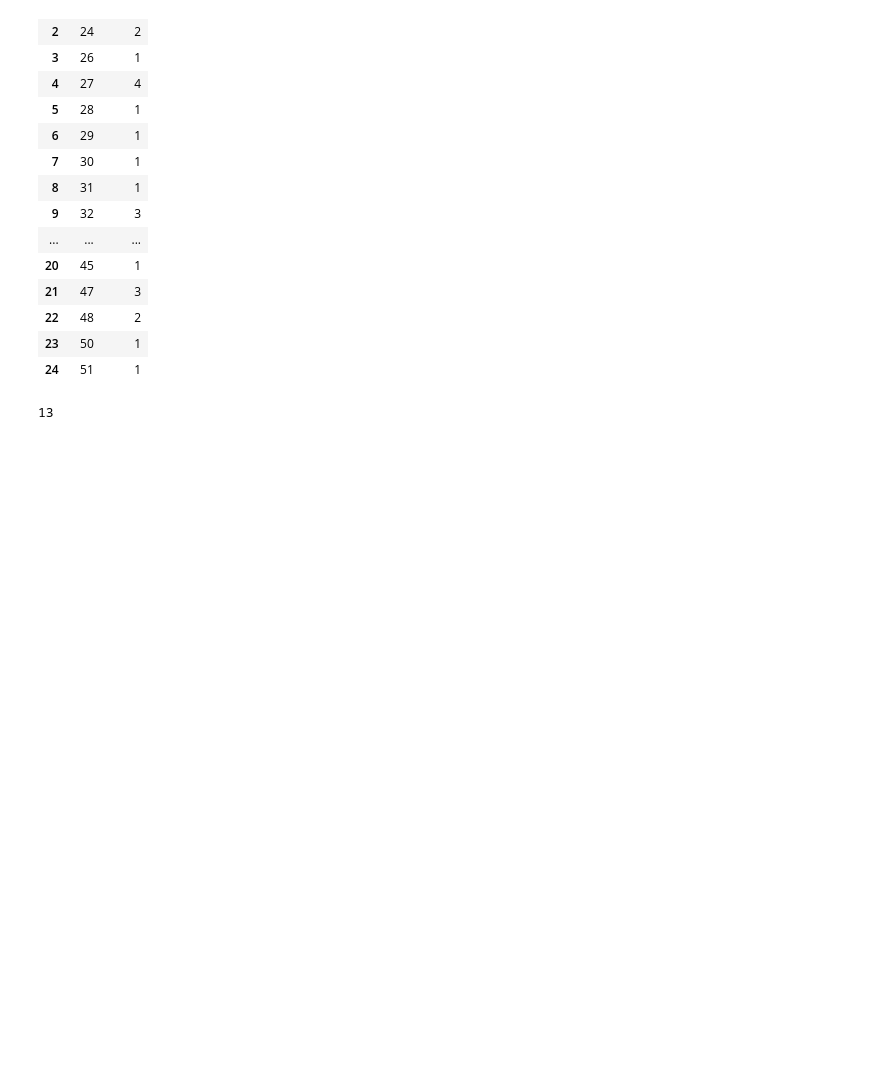
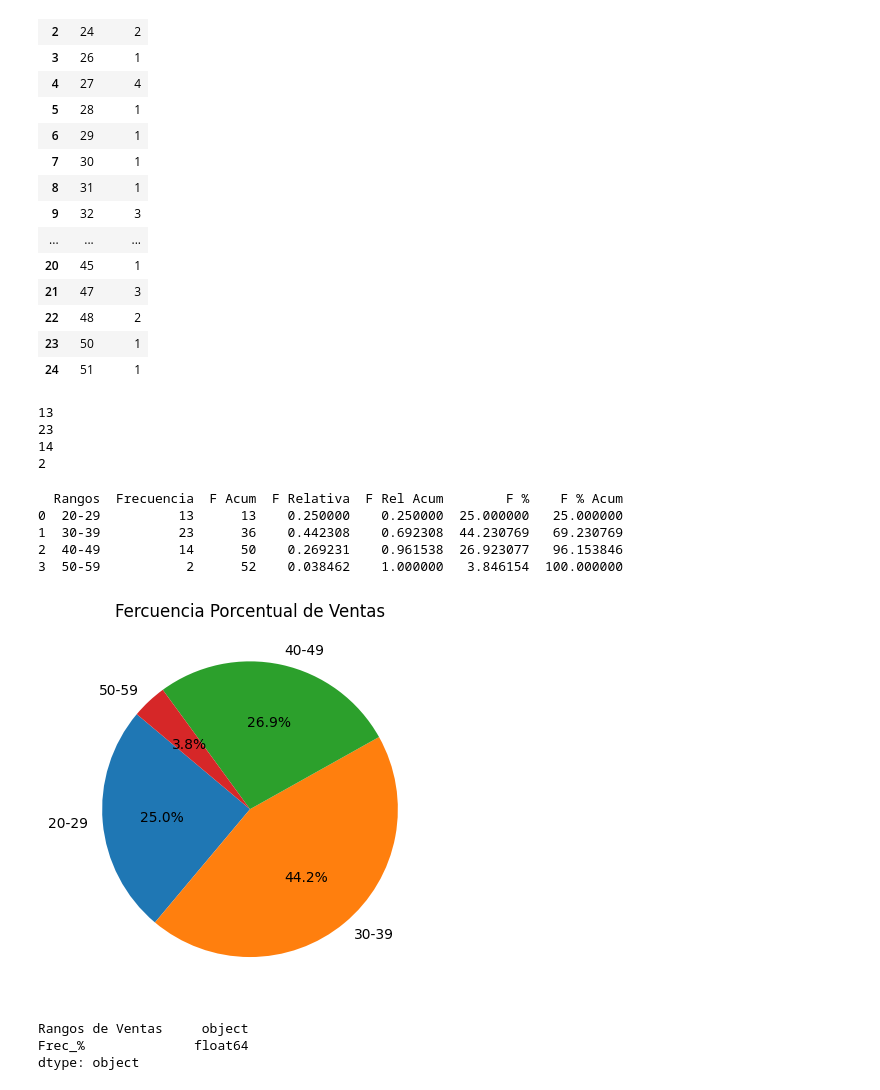
Before and after one commit to Many871027/Exercise3-BootcampDS, a Jupyter notebook: DescriptiveAnalitis.ipynb, the cells around one changed output. Saved outputs shown, nothing was run; the diff lists cells and outputs as text; code cells hidden in the pictures; blank space fills up the shorter version.

```diff
--- a/DescriptiveAnalitis.ipynb
+++ b/DescriptiveAnalitis.ipynb
@@ -75,7 +75,7 @@ plt.show()
 # %% [output]
 [figure]
 # %%
-frecus = pd.value_counts(dfi['P40'])
+frecus = dfi['P40'].value_counts()
 frecus1 = frecus.sort_index()
 frecus2 = frecus1.reset_index()
 frecus2
@@ -97,8 +97,48 @@ frecus2
 | 22 | 48 | 2 |
 | 23 | 50 | 1 |
 | 24 | 51 | 1 |
-# %%
-range_20to29 = frecus2.loc[(frecus2['P40'] >= 20) & (frecus2['P40'] <= 29), 'count'].sum()
-print(range_20to29)
-# %% [output]
-13
+# %%
+range_20to29 = frecus2.loc[(frecus2['P40'] >= 20) & (frecus2['P40'] <= 29), 'count'].sum()
+range_30to39 = frecus2.loc[(frecus2['P40'] >= 30) & (frecus2['P40'] <= 39), 'count'].sum()
+range_40to49 = frecus2.loc[(frecus2['P40'] >= 40) & (frecus2['P40'] <= 49), 'count'].sum()
+range_50to59 = frecus2.loc[(frecus2['P40'] >= 50) & (frecus2['P40'] <= 59), 'count'].sum()
+print(range_20to29)
+print(range_30to39)
+print(range_40to49)
+print(range_50to59)
+# %% [output]
+13
+23
+14
+2
+# %%
+freq_tab = {'Rangos': ['20-29','30-39','40-49', '50-59'],
+            'Frecuencia': [range_20to29 ,range_30to39, range_40to49,range_50to59],
+            'F Acum': [(range_20to29),(range_20to29+range_30to39), (range_20to29+range_30to39+range_40to49),(range_20to29+range_30to39+range_40to49+range_50to59)],
+            'F Relativa': [(range_20to29/52) ,(range_30to39/52), (range_40to49/52), (range_50to59/52)],
+            'F Rel Acum': [(range_20to29/52) ,((range_20to29+range_30to39)/52), ((range_20to29+range_30to39+range_40to49)/52), ((range_20to29+range_30to39+range_40to49+range_50to59)/52)],
+            'F %': [((range_20to29/52)*100) ,((range_30to39/52)*100), ((range_40to49/52)*100), ((range_50to59/52)*100)],
+            'F % Acum': [((range_20to29/52)*100) ,(((range_20to29+range_30to39)/52)*100), (((range_20to29+range_30to39+range_40to49)/52)*100), (((range_20to29+range_30to39+range_40to49+range_50to59)/52)*100)],
+            }
+ft= pd.DataFrame(freq_tab)
+print(ft)
+# %% [output]
+  Rangos  Frecuencia  F Acum  F Relativa  F Rel Acum        F %    F % Acum
+0  20-29          13      13    0.250000    0.250000  25.000000   25.000000
+1  30-39          23      36    0.442308    0.692308  44.230769   69.230769
+2  40-49          14      50    0.269231    0.961538  26.923077   96.153846
+3  50-59           2      52    0.038462    1.000000   3.846154  100.000000
+# %%
+plt.pie(ft['F %'], labels=ft['Rangos'], autopct='%1.1f%%', startangle=140)
+plt.title('Fercuencia Porcentual de Ventas')
+plt.show()
+# %% [output]
+[figure, added]
+# %%
+datos =  {'Rangos de Ventas': ft['Rangos'], 'Frec_%': ft['F %']}
+fts = pd.DataFrame(datos)
+fts.dtypes
+# %% [output]
+Rangos de Ventas     object
+Frec_%              float64
+dtype: object
```
